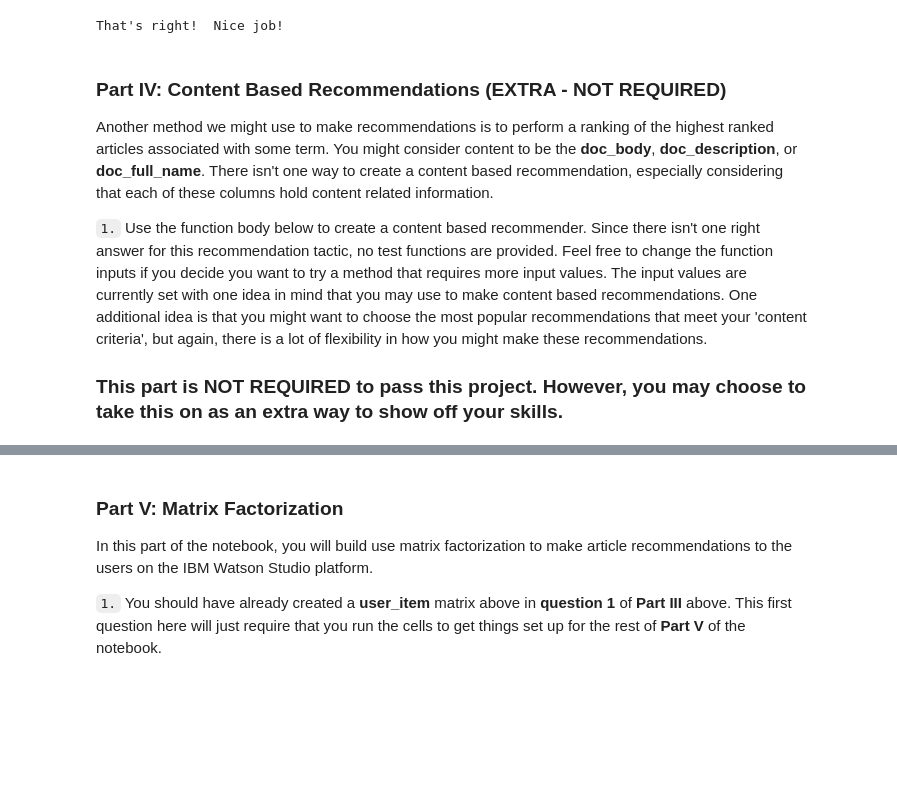
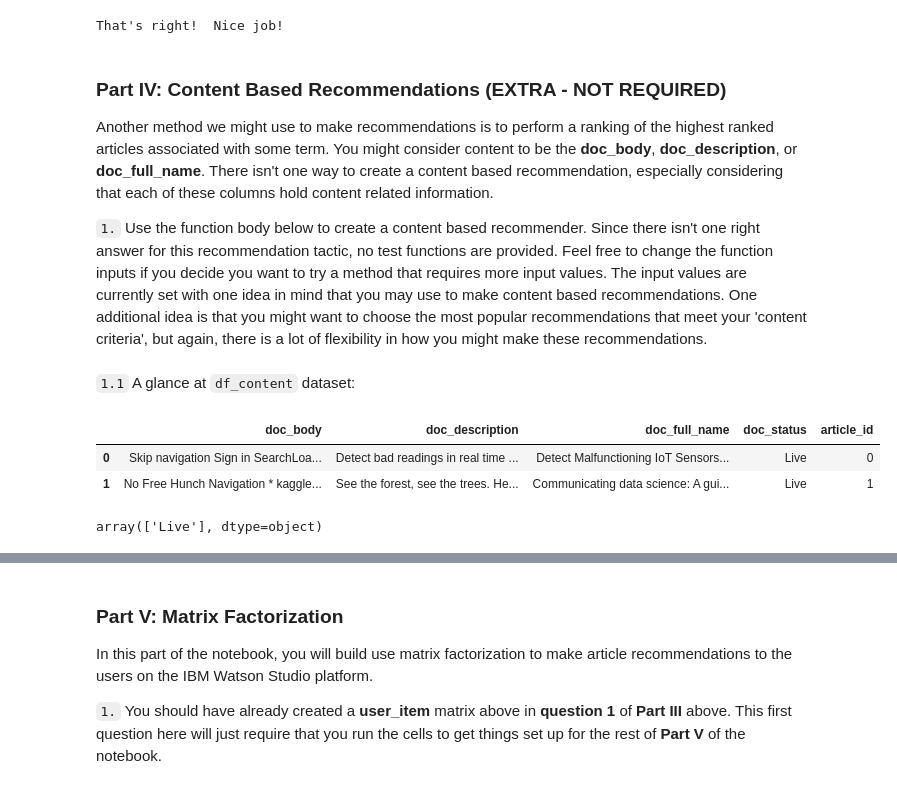
Before and after one commit to Lexie88rus/Udacity-DSND-Recommendations-with-IBM, a Jupyter notebook: Recommendations_with_IBM.ipynb, the cells around one changed output, grey strips where cells are left out. Drawn from its saved outputs; the diff is of its cells as text; code cells hidden in the pictures; blank space fills up the shorter version.

````diff
--- a/Recommendations_with_IBM.ipynb
+++ b/Recommendations_with_IBM.ipynb
@@ -800,5 +800,3 @@ That's right!  Nice job!
 Another method we might use to make recommendations is to perform a ranking of the highest ranked articles associated with some term.  You might consider content to be the **doc_body**, **doc_description**, or **doc_full_name**.  There isn't one way to create a content based recommendation, especially considering that each of these columns hold content related information.
 
 `1.` Use the function body below to create a content based recommender.  Since there isn't one right answer for this recommendation tactic, no test functions are provided.  Feel free to change the function inputs if you decide you want to try a method that requires more input values.  The input values are currently set with one idea in mind that you may use to make content based recommendations.  One additional idea is that you might want to choose the most popular recommendations that meet your 'content criteria', but again, there is a lot of flexibility in how you might make these recommendations.
-
-### This part is NOT REQUIRED to pass this project.  However, you may choose to take this on as an extra way to show off your skills.
@@ -812,0 +808,12 @@ def make_content_recs():
+# %% [markdown]
+`1.1` A glance at ```df_content``` dataset:
+# %%
+df_content.head(2)
+# %% [output]
+|  | doc_body | doc_description | doc_full_name | doc_status | article_id |
+| 0 | Skip navigation Sign in SearchLoa... | Detect bad readings in real time ... | Detect Malfunctioning IoT Sensors... | Live | 0 |
+| 1 | No Free Hunch Navigation * kaggle... | See the forest, see the trees. He... | Communicating data science: A gui... | Live | 1 |
+# %%
+df_content.doc_status.unique()
+# %% [output]
+array(['Live'], dtype=object)
````
Also changed, not shown: parts of 49 cells of this notebook.
